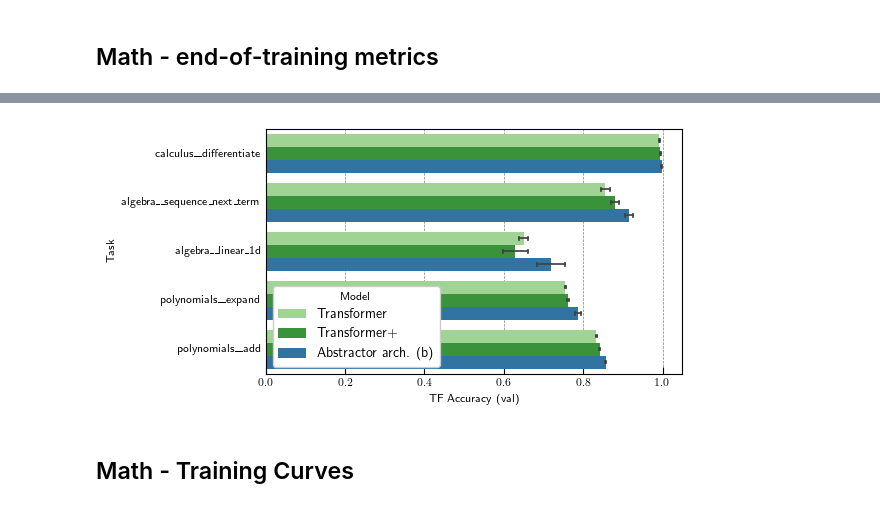
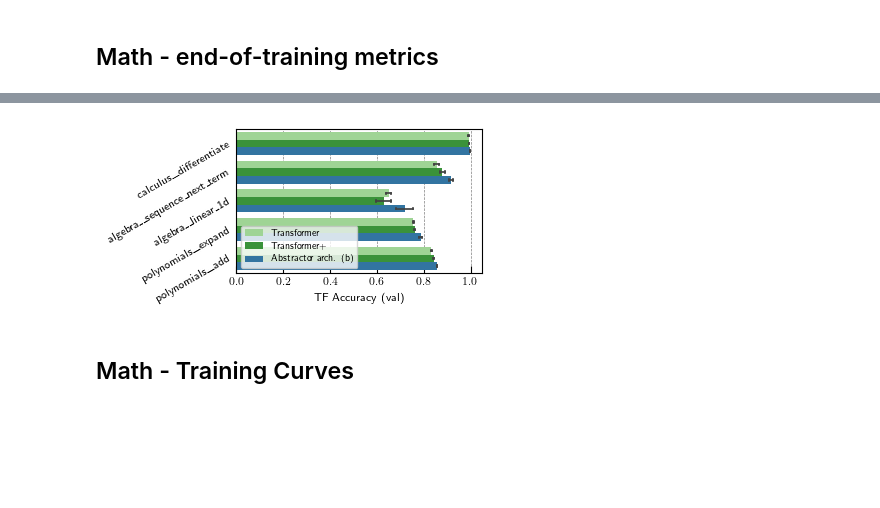
Before and after one commit to jdlafferty/relational, a Jupyter notebook: paper/paper_figures/create_figures.ipynb, the cells around one changed output, grey strips where cells are left out. Saved outputs shown, nothing was run; the diff lists cells and outputs as text; code cells hidden in the pictures; blank space fills up the shorter version.

```diff
--- a/paper/paper_figures/create_figures.ipynb
+++ b/paper/paper_figures/create_figures.ipynb
@@ -373,18 +373,20 @@ table_data_agg
 # %%
 # bar plot figure
 color_map_ = {
     'Abstractor arch. (b)': cmap(0),
     'Transformer': cmap(5), 'Transformer+': cmap(4),
     }
 
-fig, ax = plt.subplots(figsize=(6, 3))
+fig, ax = plt.subplots(figsize=(4, 2))
 sns.barplot(table_data.reset_index(), x='TF Accuracy (val)', y='Task', hue='Model', orient='h', palette=color_map_,
                         estimator='mean', errorbar=('se', 2), errwidth=1.25, capsize=0.05, ax=ax)
+plt.yticks(rotation=30)
+ax.set_ylabel('')
 fig.set_tight_layout(True)
-sns.move_legend(ax, "lower left")
+sns.move_legend(ax, "lower left", fontsize='small', fancybox=True, frameon=True, framealpha=0.8, title=None)
 fig.savefig(f'{save_dir}/math_metrics.pdf')
 # %% [output]
-[figure, old version]
+[figure, new version]
 # %%
 # input('overwrite latex table?')
 # table_data = table_data.rename(columns={'teacher_forcing_accuracy': 'tf acc', 'val_teacher_forcing_accuracy': 'tf acc (val)'}).round(3)
```
